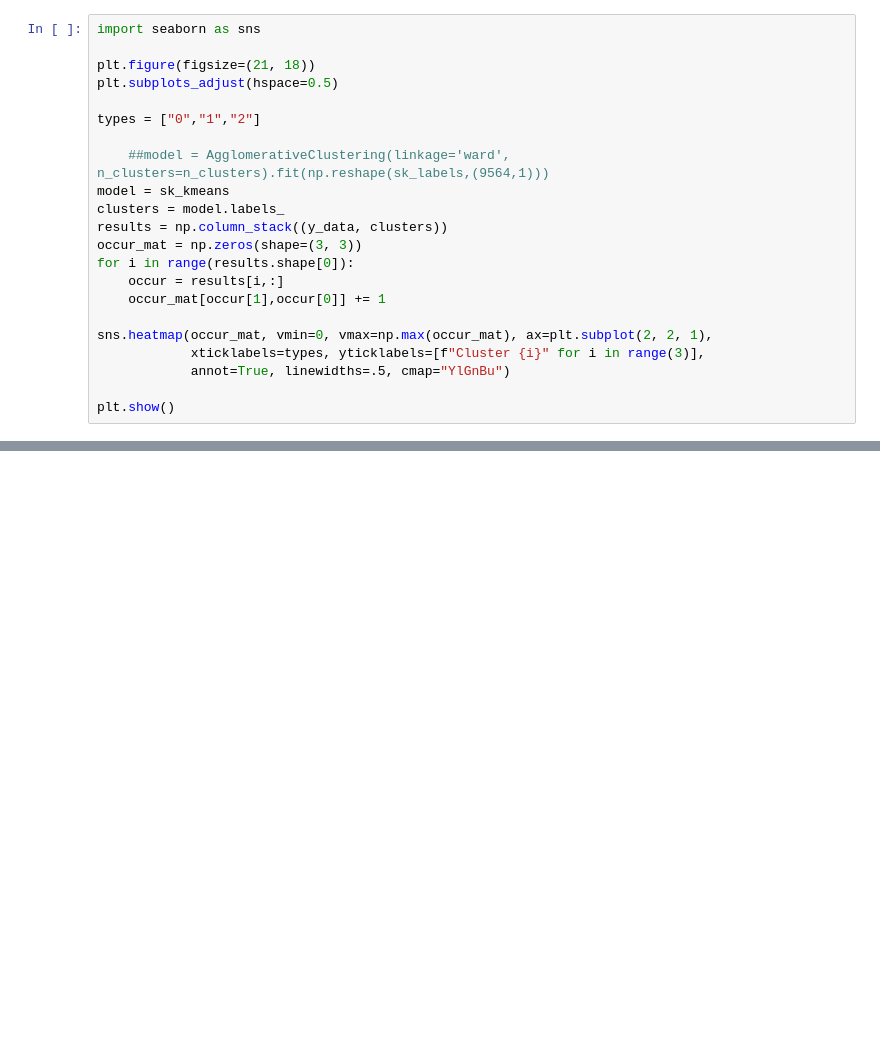
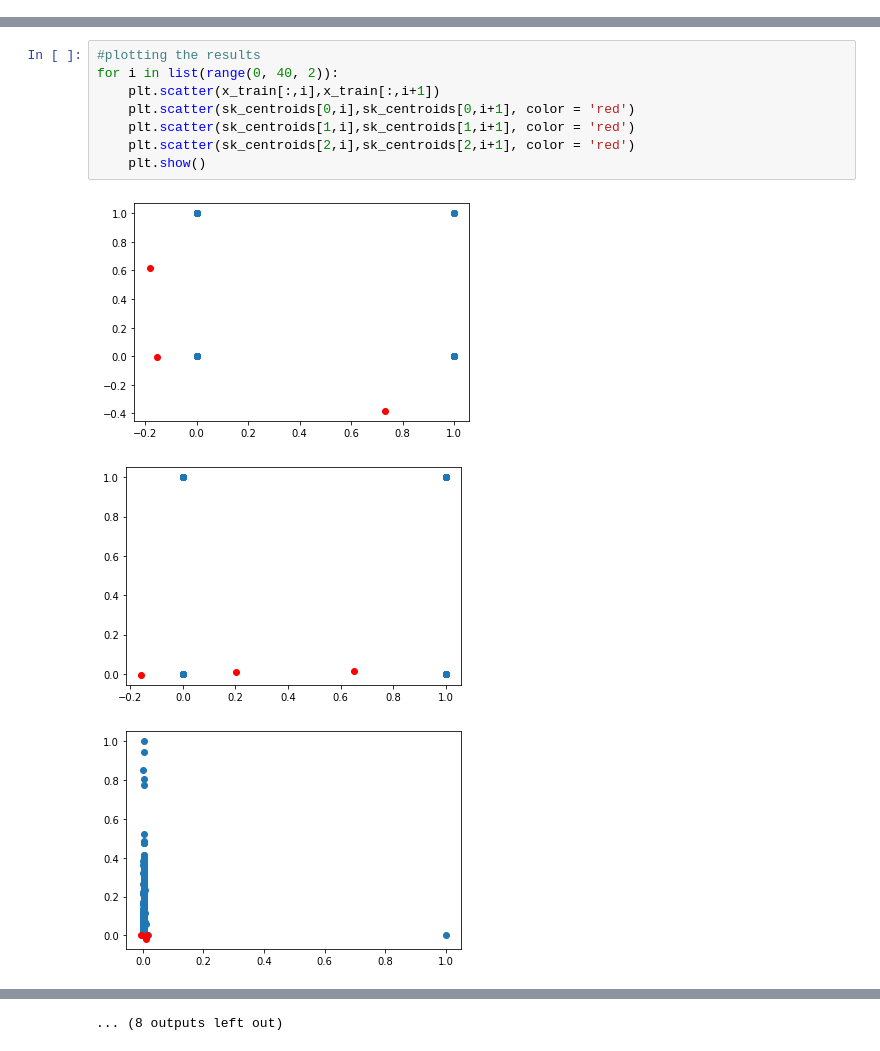
Before and after one commit to ValentiniMichel/Exoplanets, a Jupyter notebook: Exoplanets-classification-Kmeans_sklearn.ipynb, the cells around one changed output, grey strips where cells are left out. Saved outputs shown, nothing was run; the diff lists cells and outputs as text; blank space fills up the shorter version.

```diff
--- a/Exoplanets-classification-Kmeans_sklearn.ipynb
+++ b/Exoplanets-classification-Kmeans_sklearn.ipynb
@@ -186,22 +153,0 @@ sk_predicts = sk_kmeans.predict
-# %%
-import seaborn as sns
-
-plt.figure(figsize=(21, 18))
-plt.subplots_adjust(hspace=0.5)
-
-types = ["0","1","2"]
-
-    ##model = AgglomerativeClustering(linkage='ward', n_clusters=n_clusters).fit(np.reshape(sk_labels,(9564,1)))
-model = sk_kmeans
-clusters = model.labels_
-results = np.column_stack((y_data, clusters))
-occur_mat = np.zeros(shape=(3, 3))
-for i in range(results.shape[0]):
-    occur = results[i,:]
-    occur_mat[occur[1],occur[0]] += 1
-
-sns.heatmap(occur_mat, vmin=0, vmax=np.max(occur_mat), ax=plt.subplot(2, 2, 1),
-            xticklabels=types, yticklabels=[f"Cluster {i}" for i in range(3)],
-            annot=True, linewidths=.5, cmap="YlGnBu")
-
-plt.show()
@@ -229,0 +179,12 @@ plt.show()
+# %%
+#plotting the results
+for i in list(range(0, 40, 2)):
+    plt.scatter(x_train[:,i],x_train[:,i+1])
+    plt.scatter(sk_centroids[0,i],sk_centroids[0,i+1], color = 'red')
+    plt.scatter(sk_centroids[1,i],sk_centroids[1,i+1], color = 'red')
+    plt.scatter(sk_centroids[2,i],sk_centroids[2,i+1], color = 'red')
+    plt.show()
+# %% [output]
+[figure, added]
+[figure, added]
+[figure, added]
@@ -229,0 +200 @@ plt.show()
+... (8 outputs left out)
```
Also changed, not shown: parts of 9 cells of this notebook, 2 other files.
